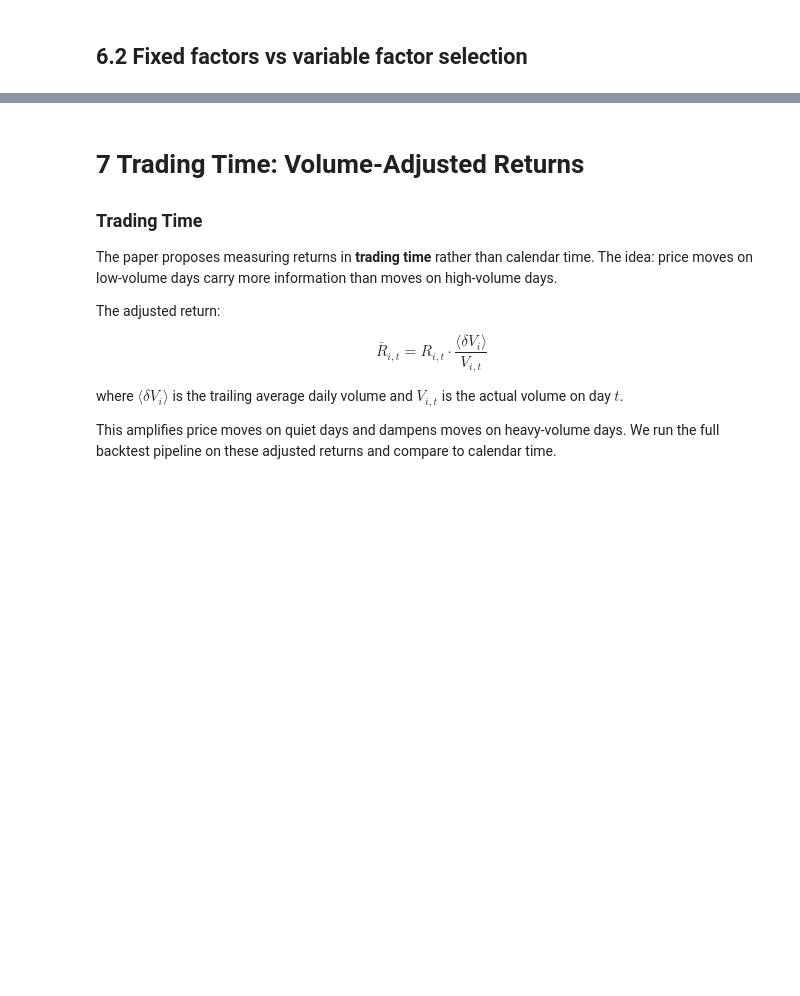
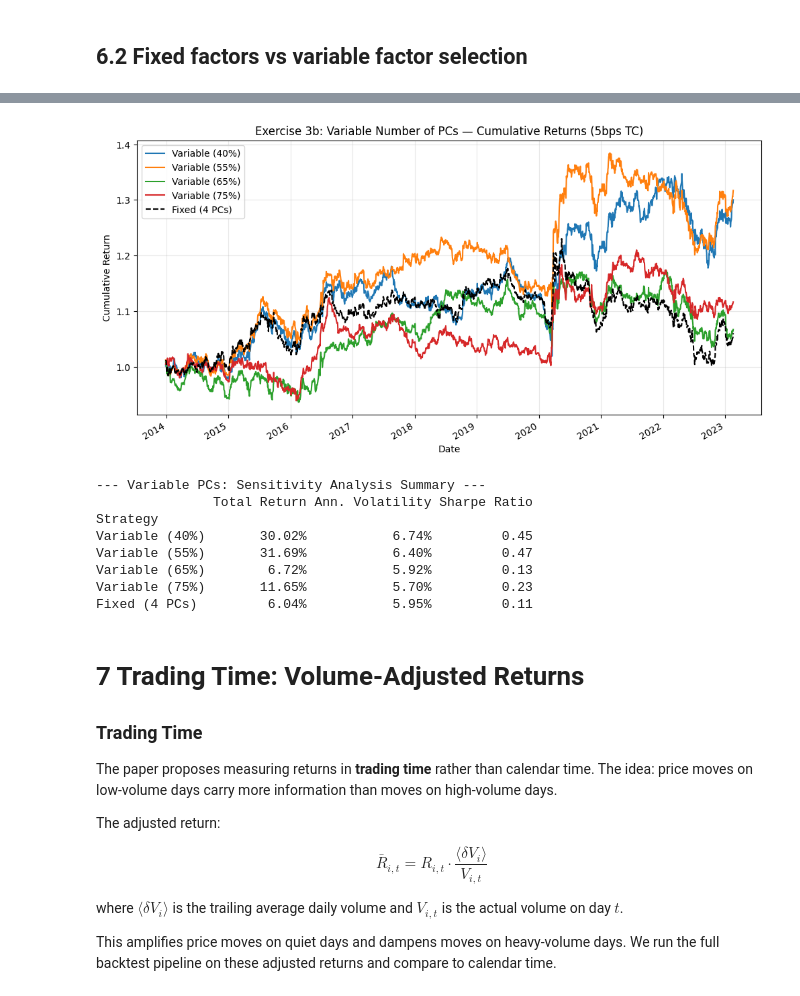
Before and after one commit to GabrielDelhay/FinEng_group6_2, a Jupyter notebook: assignment4_BS/ex4a_notebook.ipynb, the cells around one changed output, grey strips where cells are left out. Saved outputs shown, nothing was run; the diff lists cells and outputs as text; code cells hidden in the pictures; blank space fills up the shorter version.

```diff
--- a/assignment4_BS/ex4a_notebook.ipynb
+++ b/assignment4_BS/ex4a_notebook.ipynb
@@ -678,3 +813,36 @@ Threshold
+# %%
+# ── Plot 1: Cumulative returns ─────────────────────────────────────────────
+plt.figure(figsize=(12, 6))
+for target, pnl in var_results.items():
+    plt.plot(pnl, label=f"Variable ({target:.0%})")
+cumulative_returns_with_costs.plot(
+    label="Fixed (4 PCs)", linestyle="--", color="black", linewidth=1.5
+)
+plt.title("Exercise 3b: Variable Number of PCs — Cumulative Returns (5bps TC)")
+plt.xlabel("Date")
+plt.ylabel("Cumulative Return")
+plt.legend()
+plt.grid(alpha=0.3)
+plt.show()
+
+# ── Summary table ──────────────────────────────────────────────────────────
+df_metrics_62 = pd.DataFrame(performance_metrics_62).set_index("Strategy")
+print("\n--- Variable PCs: Sensitivity Analysis Summary ---")
+print(df_metrics_62.to_string(formatters={
+    "Total Return": "{:.2%}".format,
+    "Ann. Volatility": "{:.2%}".format,
+    "Sharpe Ratio": "{:.2f}".format,
+}))
+# %% [output]
+[figure, added]
+--- Variable PCs: Sensitivity Analysis Summary ---
+               Total Return Ann. Volatility Sharpe Ratio
+Strategy
+Variable (40%)       30.02%           6.74%         0.45
+Variable (55%)       31.69%           6.40%         0.47
+Variable (65%)        6.72%           5.92%         0.13
+Variable (75%)       11.65%           5.70%         0.23
+Fixed (4 PCs)         6.04%           5.95%         0.11
 # %% [markdown]
 # 7 Trading Time: Volume-Adjusted Returns
 
```
Also changed, not shown: parts of 4 cells of this notebook.
